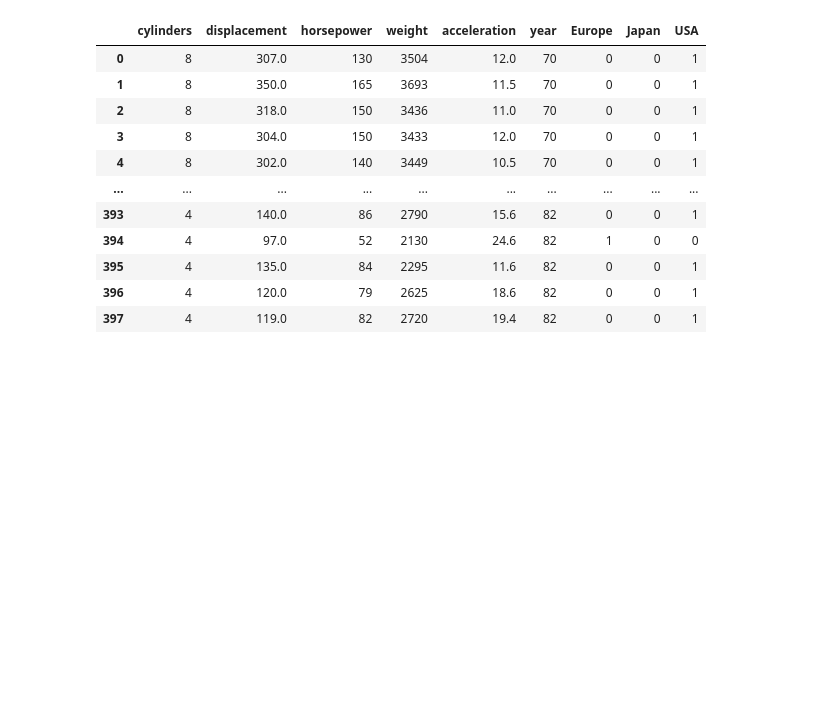
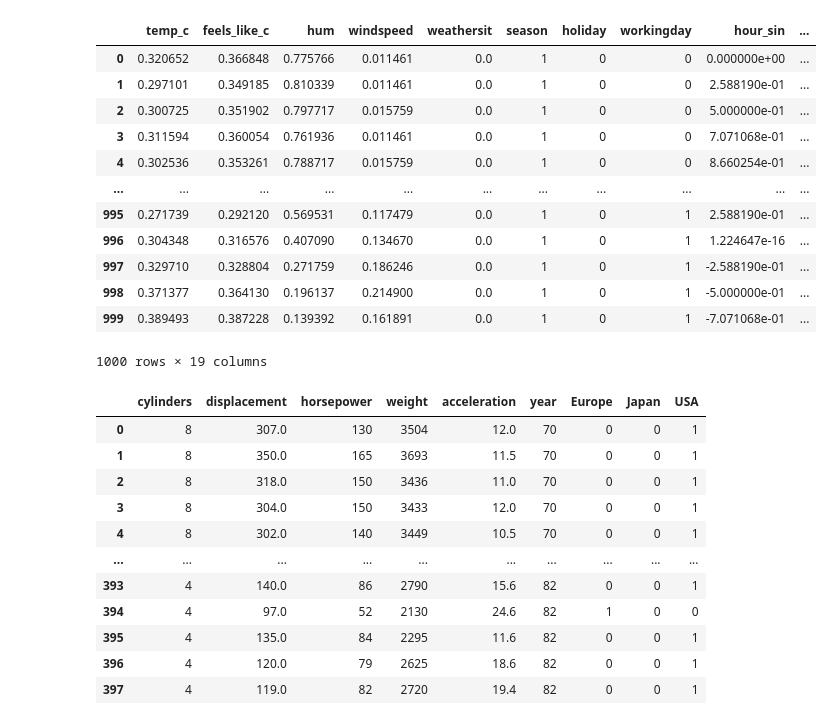
Before and after one commit to nelsbuhrley/CSE-450-Machine-learning, a Jupyter notebook: nels_b/module4.ipynb, the cells around one changed output. Cells and saved outputs as stored; diff of their text form; code cells hidden in the pictures; blank space fills up the shorter version.

```diff
--- a/nels_b/module4.ipynb
+++ b/nels_b/module4.ipynb
@@ -63,0 +57,53 @@ y = mpg.mpg
+# %%
+from sklearn.preprocessing import MinMaxScaler
+import numpy as np
+import pandas as pd
+
+# encode time data with sin and cos
+data['hour_sin'] = np.sin(data['hr']*(2.*np.pi/24))
+data['hour_cos'] = np.cos(data['hr']*(2.*np.pi/24))
+
+# encode seasons cyclically
+data['season_sin'] = np.sin(data['season']*(2.*np.pi/4))
+data['season_cos'] = np.cos(data['season']*(2.*np.pi/4))
+
+# take the dteday and encode it as a numerice day, month, year column
+data['dteday'] = pd.to_datetime(data['dteday'])
+data['day'] = data['dteday'].dt.day
+data['month'] = data['dteday'].dt.month
+data['year'] = data['dteday'].dt.year
+
+# encode all the hours sequencially starting with hour 1 @ midnight 1/1/2000
+ref_date = pd.Timestamp('2000-01-01')
+data['total_hours'] = (data['dteday'] - ref_date).dt.total_seconds() / 3600 + data['hr']
+
+# cyclical representation of the total hours
+data['time_sin'] = np.sin(data['total_hours'] * (2. * np.pi / 24))
+data['time_cos'] = np.cos(data['total_hours'] * (2. * np.pi / 24))
+
+# normalise the data
+num_cols = ['temp_c', 'feels_like_c', 'hum', 'windspeed', 'total_hours','weathersit']
+scaler = MinMaxScaler()
+data[num_cols] = scaler.fit_transform(data[num_cols])
+
+val = 2
+## create a weather intensity column
+data['weather_intensity'] = ((data['temp_c']**val + data['hum']**val + data['windspeed']**val + data['weathersit']**val)/3)**(1/val)
+
+# Fixed typo 'regestered' -> 'registered' and added errors='ignore' to prevent KeyError on re-runs
+drop_cols = ['dteday', 'hr','casual', 'registered']
+display(data.drop(columns=[c for c in drop_cols if c in data.columns]).head(1000))
+# %% [output]
+|  | temp_c | feels_like_c | hum | windspeed | weathersit | season | holiday | workingday | hour_sin | ... |
+| 0 | 0.320652 | 0.366848 | 0.775766 | 0.011461 | 0.0 | 1 | 0 | 0 | 0.000000e+00 | ... |
+| 1 | 0.297101 | 0.349185 | 0.810339 | 0.011461 | 0.0 | 1 | 0 | 0 | 2.588190e-01 | ... |
+| 2 | 0.300725 | 0.351902 | 0.797717 | 0.015759 | 0.0 | 1 | 0 | 0 | 5.000000e-01 | ... |
+| 3 | 0.311594 | 0.360054 | 0.761936 | 0.011461 | 0.0 | 1 | 0 | 0 | 7.071068e-01 | ... |
+| 4 | 0.302536 | 0.353261 | 0.788717 | 0.015759 | 0.0 | 1 | 0 | 0 | 8.660254e-01 | ... |
+| ... | ... | ... | ... | ... | ... | ... | ... | ... | ... | ... |
+| 995 | 0.271739 | 0.292120 | 0.569531 | 0.117479 | 0.0 | 1 | 0 | 1 | 2.588190e-01 | ... |
+| 996 | 0.304348 | 0.316576 | 0.407090 | 0.134670 | 0.0 | 1 | 0 | 1 | 1.224647e-16 | ... |
+| 997 | 0.329710 | 0.328804 | 0.271759 | 0.186246 | 0.0 | 1 | 0 | 1 | -2.588190e-01 | ... |
+| 998 | 0.371377 | 0.364130 | 0.196137 | 0.214900 | 0.0 | 1 | 0 | 1 | -5.000000e-01 | ... |
+| 999 | 0.389493 | 0.387228 | 0.139392 | 0.161891 | 0.0 | 1 | 0 | 1 | -7.071068e-01 | ... |
+1000 rows × 19 columns
```
Also changed, not shown: parts of 6 cells of this notebook.
